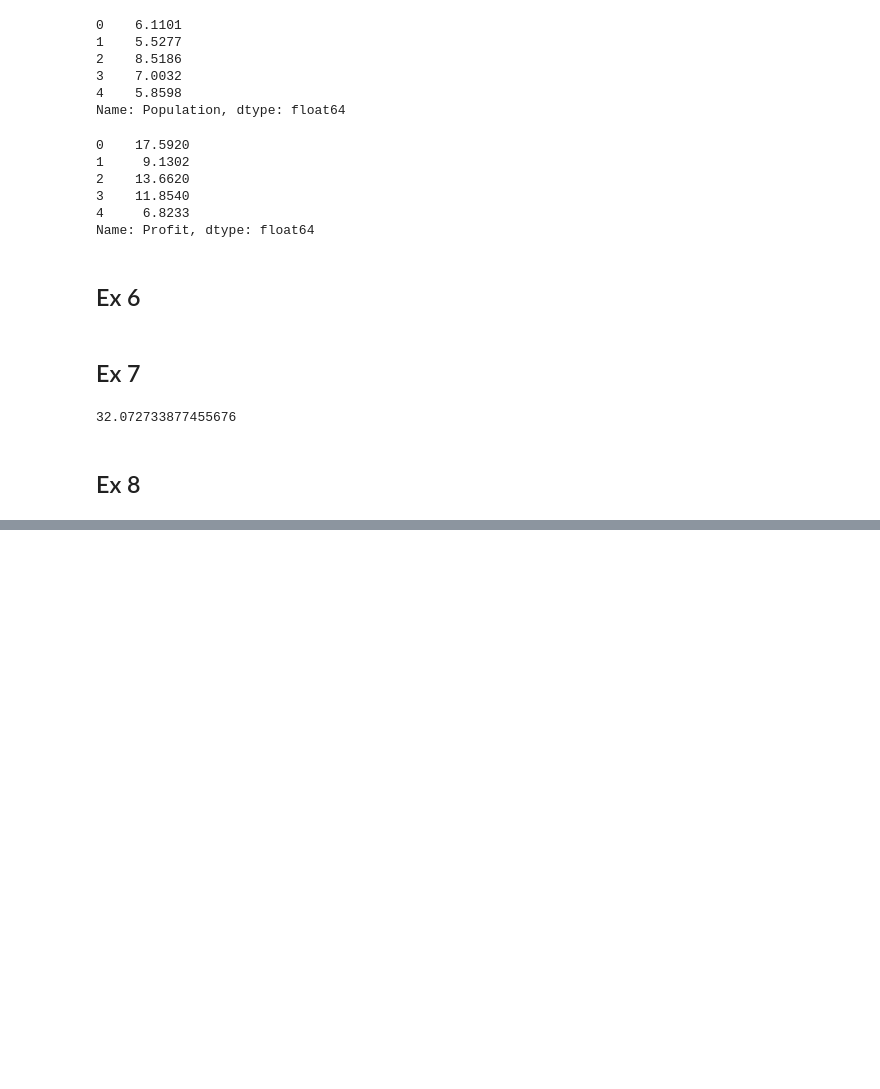
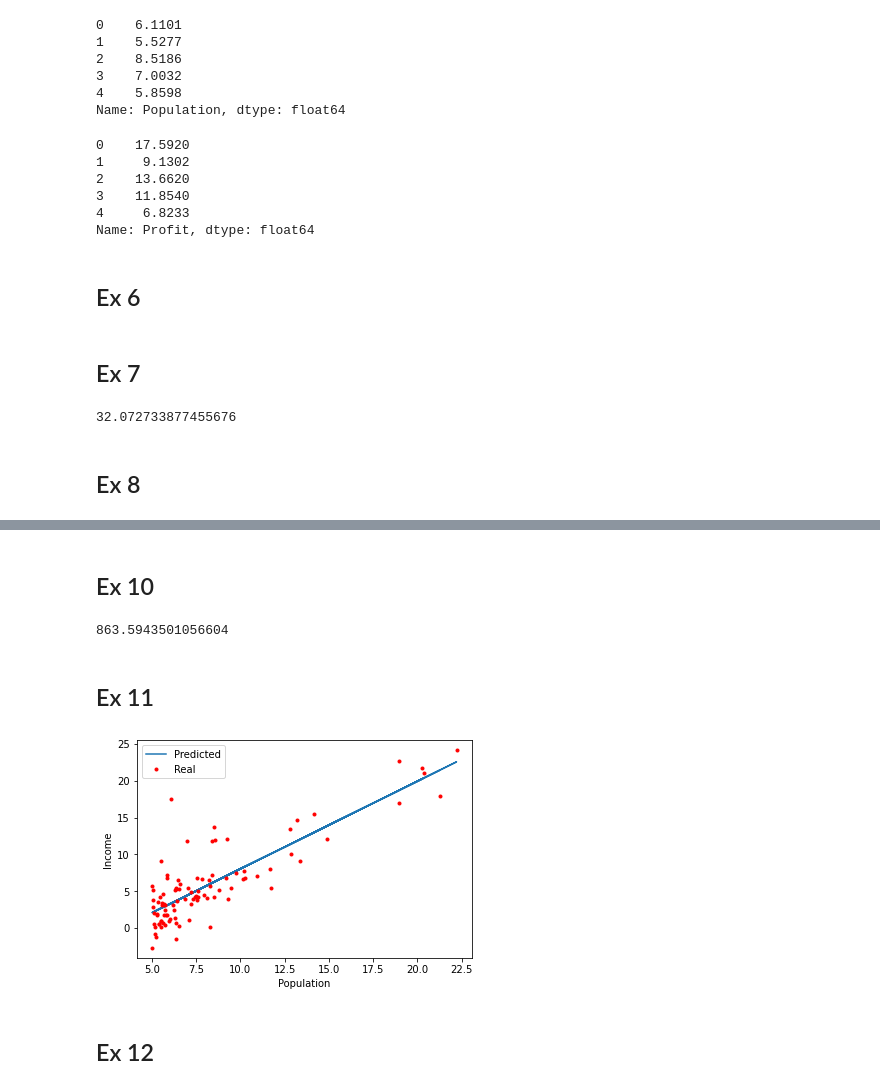
Before and after one commit to ArturBa/agh_machine_learning, a Jupyter notebook: lab_3/lab_3.ipynb, the cells around one changed output, grey strips where cells are left out. Drawn from its saved outputs; the diff is of its cells as text; code cells hidden in the pictures; blank space fills up the shorter version.

```diff
--- a/lab_3/lab_3.ipynb
+++ b/lab_3/lab_3.ipynb
@@ -106,0 +111,13 @@ it = 1000
+# %%
+def gradientDescent (X, y, theta, alpha, iterations):
+    cost = []
+    for it in range(iterations):
+        hypothesis = theta[0,0] + theta[0, 1:].dot(X)
+        theta[0, 0] = float(theta[0, 0] - alpha*(1/y.shape[1])*np.sum((hypothesis - y)))
+        for i in range(theta[0, 1:].size):
+            theta[0, i+1] = float(theta[0, i+1] - alpha*(1/y.shape[1])*np.sum((hypothesis - y).dot(np.transpose(X[i]))))
+        cost.append(computeCost(X, y, theta))
+    return theta, cost
+# %%
+theta_res = gradientDescent(X, y, theta, alpha, it)[0]
+cost = gradientDescent(X, y, theta, alpha, it)[1]
@@ -110,0 +134,26 @@ NameError: name 'cost' is not defined
+# %% [markdown]
+## Ex 10
+# %%
+cost[-1]
+# %% [output]
+863.5943501056604
+# %% [markdown]
+## Ex 11
+# %%
+#predicted values
+predY = theta_res[0, 1:] * X + theta[0, 0]
+# %%
+# For plotting purposes only
+X = np.squeeze(np.asarray(X))
+y = np.squeeze(np.asarray(y))
+predY = np.squeeze(np.asarray(predY))
+# %%
+plt.plot(X, predY, X, y, 'r.')
+plt.xlabel('Population')
+plt.ylabel('Income')
+plt.legend(['Predicted', 'Real'])
+plt.show()
+# %% [output]
+[figure, added]
+# %% [markdown]
+## Ex 12
```
Also changed, not shown: parts of 14 cells of this notebook.
